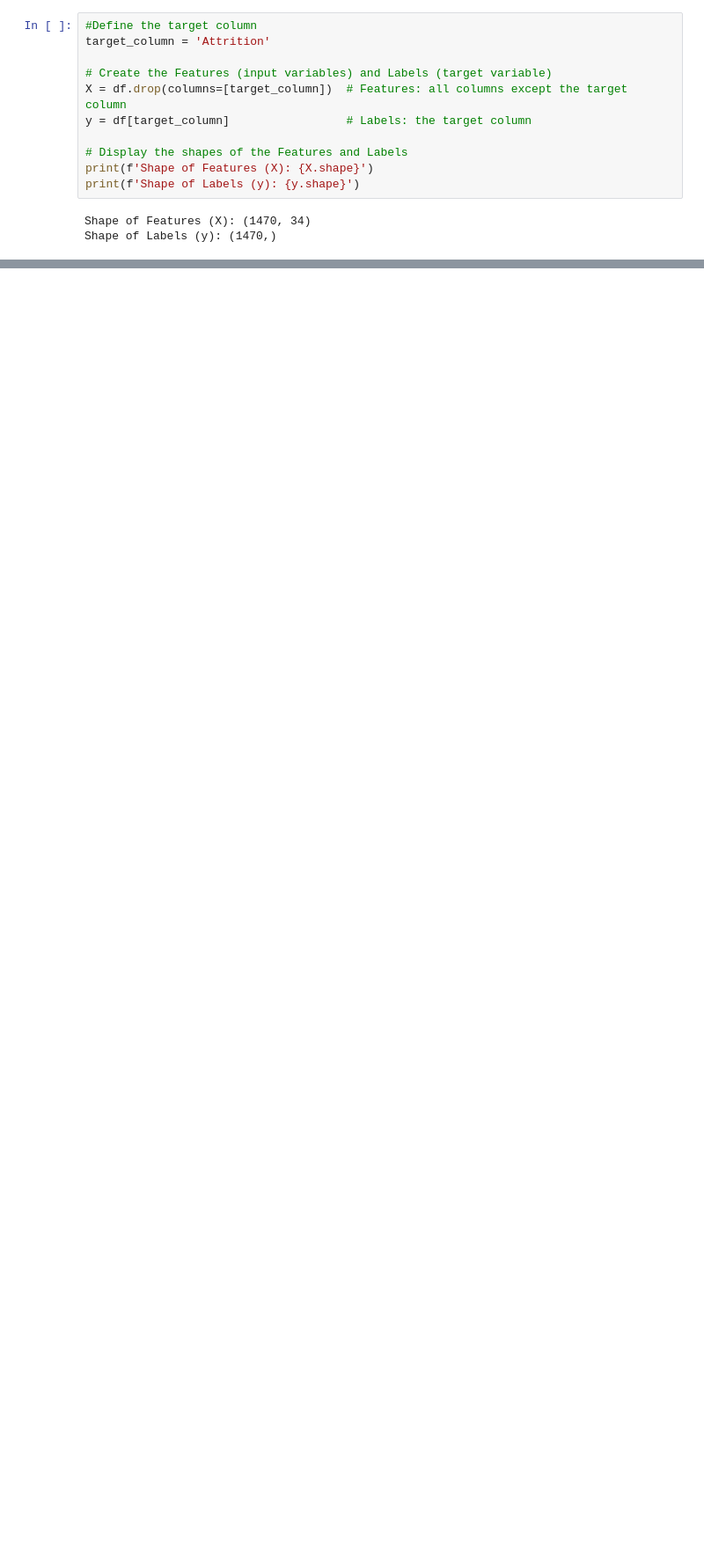
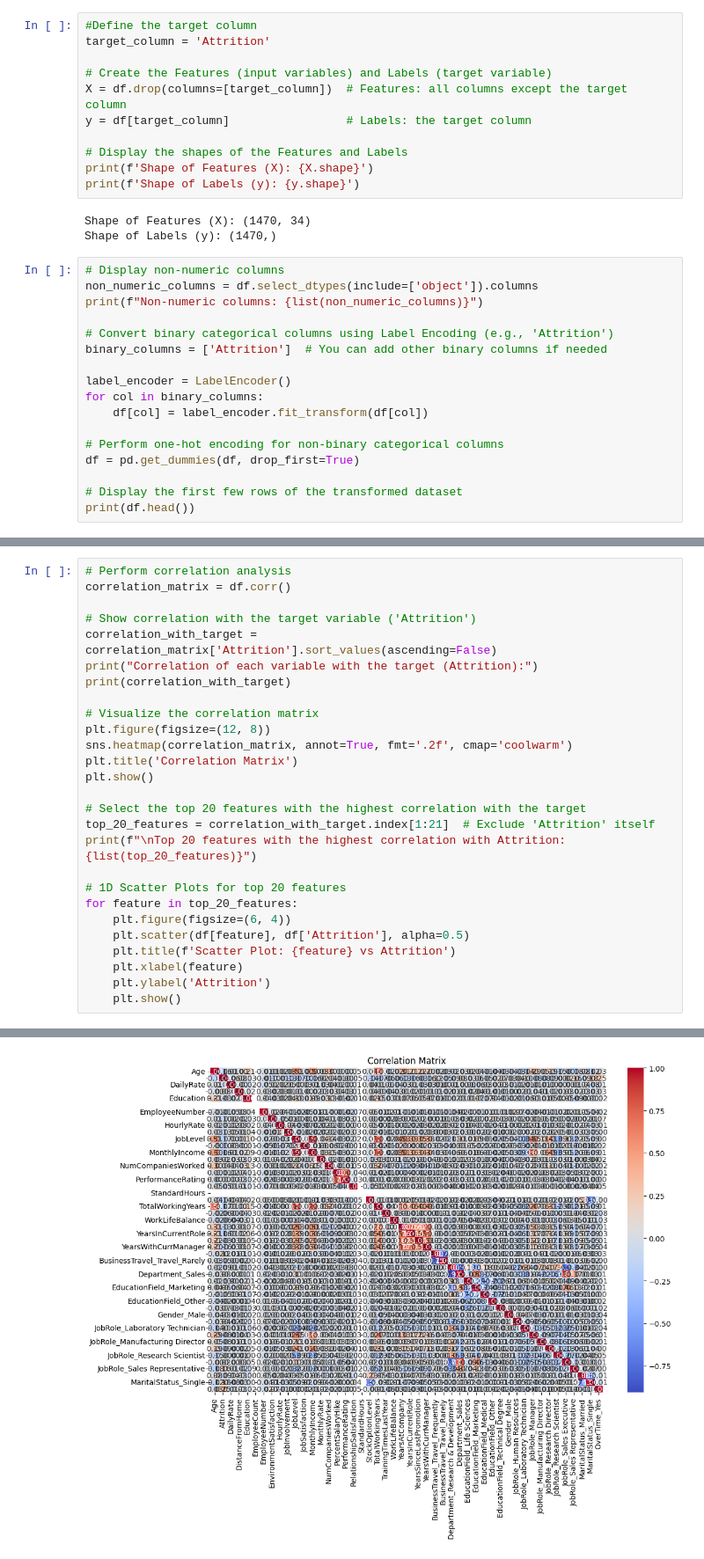
Before and after one commit to saimon7g/CSE-472-Machine-Learning, a Jupyter notebook: offline1/test.ipynb, the cells around one changed output, grey strips where cells are left out. Shown at 88% size. Saved outputs shown, nothing was run; the diff lists cells and outputs as text; blank space fills up the shorter version.

```diff
--- a/offline1/test.ipynb
+++ b/offline1/test.ipynb
@@ -58,3 +104,20 @@ print(f'Shape of Labels (y): {y.shape}')
 # %% [output]
 Shape of Features (X): (1470, 34)
 Shape of Labels (y): (1470,)
+# %%
+# Display non-numeric columns
+non_numeric_columns = df.select_dtypes(include=['object']).columns
+print(f"Non-numeric columns: {list(non_numeric_columns)}")
+
+# Convert binary categorical columns using Label Encoding (e.g., 'Attrition')
+binary_columns = ['Attrition']  # You can add other binary columns if needed
+
+label_encoder = LabelEncoder()
+for col in binary_columns:
+    df[col] = label_encoder.fit_transform(df[col])
+
+# Perform one-hot encoding for non-binary categorical columns
+df = pd.get_dummies(df, drop_first=True)
+
+# Display the first few rows of the transformed dataset
+print(df.head())
@@ -60,0 +199,28 @@ Shape of Labels (y): (1470,)
+# %%
+# Perform correlation analysis
+correlation_matrix = df.corr()
+
+# Show correlation with the target variable ('Attrition')
+correlation_with_target = correlation_matrix['Attrition'].sort_values(ascending=False)
+print("Correlation of each variable with the target (Attrition):")
+print(correlation_with_target)
+
+# Visualize the correlation matrix
+plt.figure(figsize=(12, 8))
+sns.heatmap(correlation_matrix, annot=True, fmt='.2f', cmap='coolwarm')
+plt.title('Correlation Matrix')
+plt.show()
+
+# Select the top 20 features with the highest correlation with the target
+top_20_features = correlation_with_target.index[1:21]  # Exclude 'Attrition' itself
+print(f"\nTop 20 features with the highest correlation with Attrition: {list(top_20_features)}")
+
+# 1D Scatter Plots for top 20 features
+for feature in top_20_features:
+    plt.figure(figsize=(6, 4))
+    plt.scatter(df[feature], df['Attrition'], alpha=0.5)
+    plt.title(f'Scatter Plot: {feature} vs Attrition')
+    plt.xlabel(feature)
+    plt.ylabel('Attrition')
+    plt.show()
+# %% [output]
@@ -60,0 +244 @@ Shape of Labels (y): (1470,)
+[figure, added]
```
Also changed, not shown: parts of 6 cells of this notebook, 2 other files.
